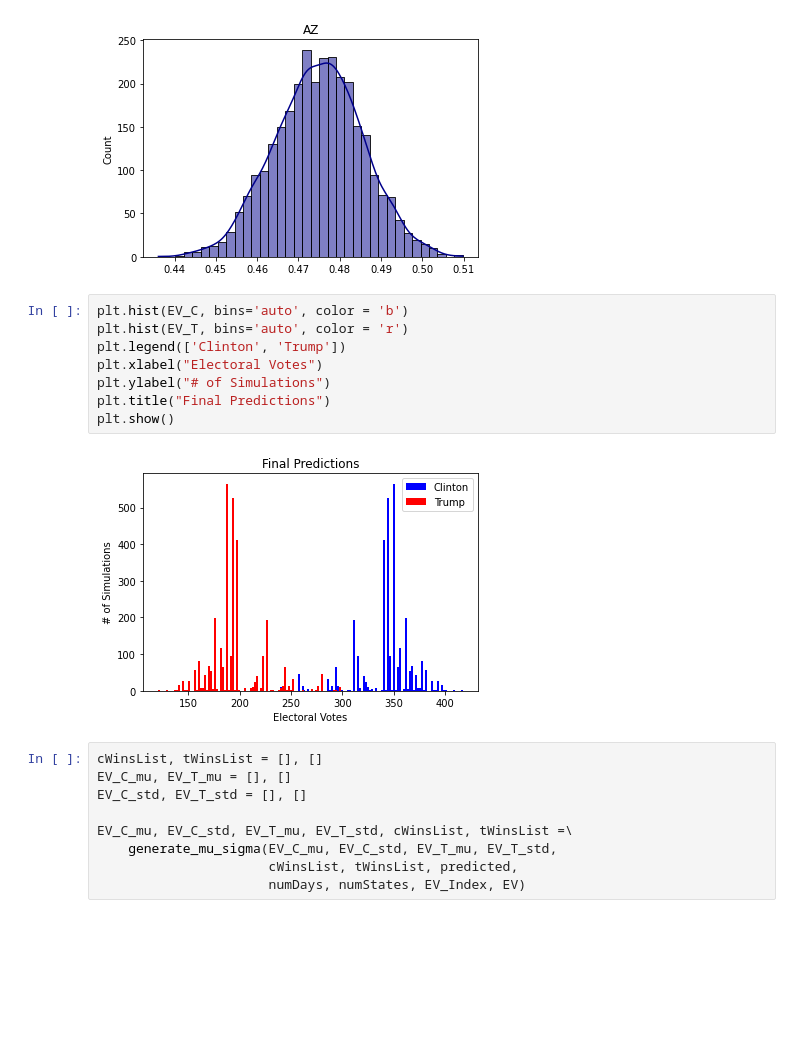
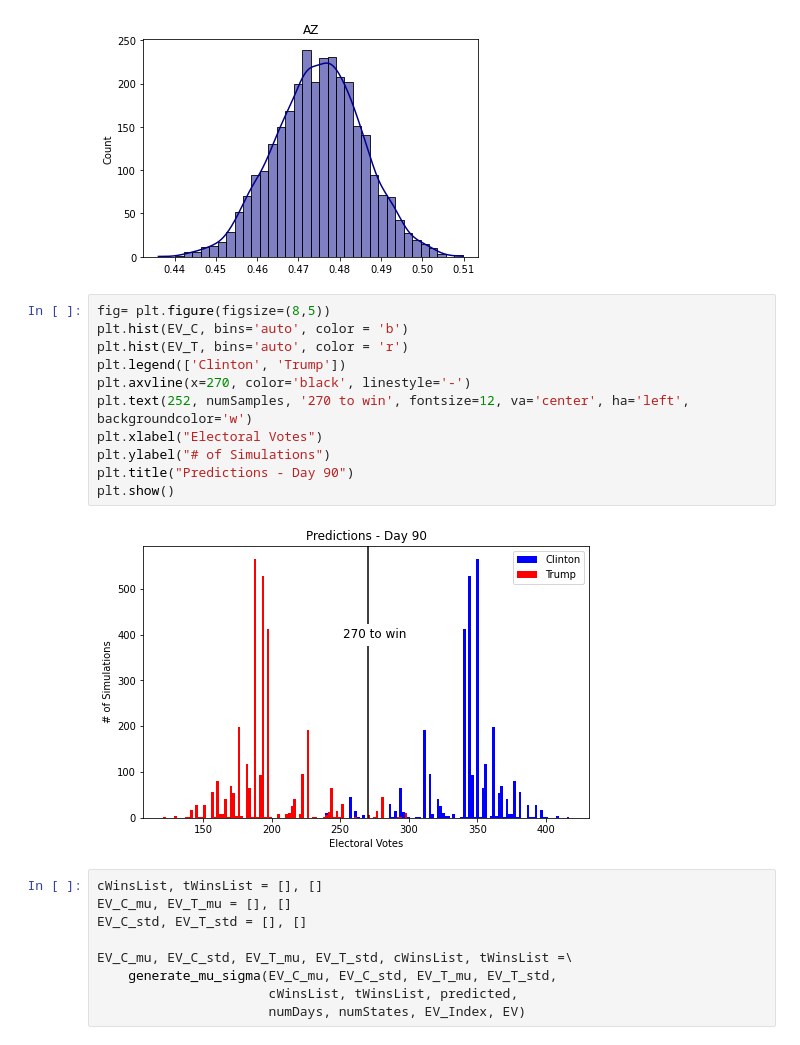
Before and after one commit to Manik-Goyal/Forecasting-Elections-6998, a Jupyter notebook: final-project/final-notebook.ipynb, the cells around one changed output. Saved outputs shown, nothing was run; the diff lists cells and outputs as text; blank space fills up the shorter version.

Commit message:
More Graphs and Visual representation

```diff
--- a/final-project/final-notebook.ipynb
+++ b/final-project/final-notebook.ipynb
@@ -163,15 +163,18 @@ for i in ind_list:
 [figure]
 [figure]
 # %%
+fig= plt.figure(figsize=(8,5))
 plt.hist(EV_C, bins='auto', color = 'b')
 plt.hist(EV_T, bins='auto', color = 'r')
 plt.legend(['Clinton', 'Trump'])
+plt.axvline(x=270, color='black', linestyle='-')
+plt.text(252, numSamples, '270 to win', fontsize=12, va='center', ha='left', backgroundcolor='w')
 plt.xlabel("Electoral Votes")
 plt.ylabel("# of Simulations")
-plt.title("Final Predictions")
+plt.title("Predictions - Day 90")
 plt.show()
 # %% [output]
-[figure, old version]
+[figure, new version]
 # %%
 cWinsList, tWinsList = [], []
 EV_C_mu, EV_T_mu = [], []
```
Also changed, not shown: parts of 11 cells of this notebook, 1 other file.
